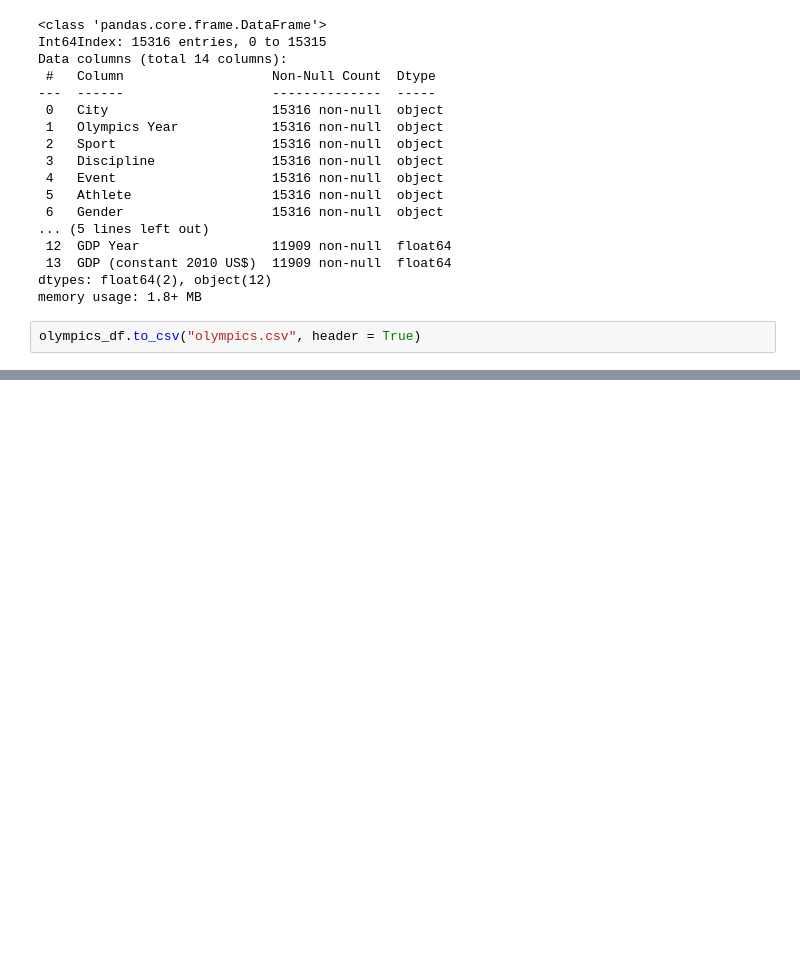
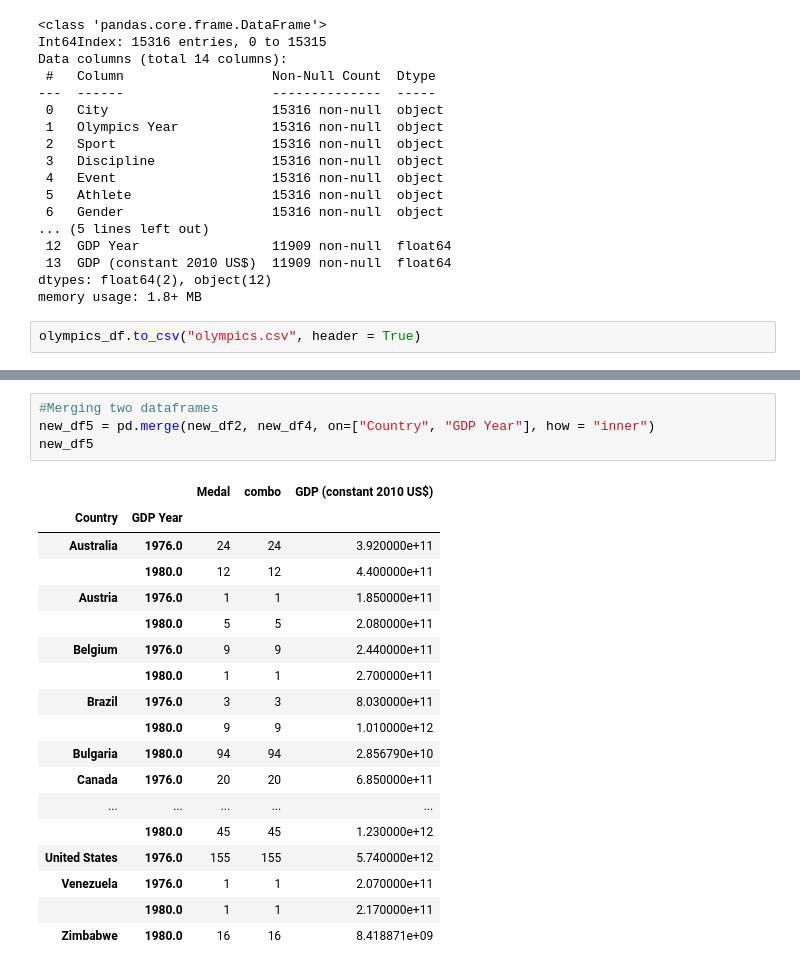
Before and after one commit to Pip85/olympics-challenge, a Jupyter notebook: olympics.ipynb, the cells around one changed output, grey strips where cells are left out. Cells and saved outputs as stored; diff of their text form; blank space fills up the shorter version.

```diff
--- a/olympics.ipynb
+++ b/olympics.ipynb
@@ -223,0 +314,23 @@ olympics_df.to_csv("olympics.csv", header = True)
+# %%
+#Merging two dataframes
+new_df5 = pd.merge(new_df2, new_df4, on=["Country", "GDP Year"], how = "inner")
+new_df5
+# %% [output]
+|  |  | Medal | combo | GDP (constant 2010 US$) |
+| Country | GDP Year |  |  |  |
+| Australia | 1976.0 | 24 | 24 | 3.920000e+11 |
+|  | 1980.0 | 12 | 12 | 4.400000e+11 |
+| Austria | 1976.0 | 1 | 1 | 1.850000e+11 |
+|  | 1980.0 | 5 | 5 | 2.080000e+11 |
+| Belgium | 1976.0 | 9 | 9 | 2.440000e+11 |
+|  | 1980.0 | 1 | 1 | 2.700000e+11 |
+| Brazil | 1976.0 | 3 | 3 | 8.030000e+11 |
+|  | 1980.0 | 9 | 9 | 1.010000e+12 |
+| Bulgaria | 1980.0 | 94 | 94 | 2.856790e+10 |
+| Canada | 1976.0 | 20 | 20 | 6.850000e+11 |
+| ... | ... | ... | ... | ... |
+|  | 1980.0 | 45 | 45 | 1.230000e+12 |
+| United States | 1976.0 | 155 | 155 | 5.740000e+12 |
+| Venezuela | 1976.0 | 1 | 1 | 2.070000e+11 |
+|  | 1980.0 | 1 | 1 | 2.170000e+11 |
+| Zimbabwe | 1980.0 | 16 | 16 | 8.418871e+09 |
```
Also changed, not shown: parts of 6 cells of this notebook, 2 other files.
